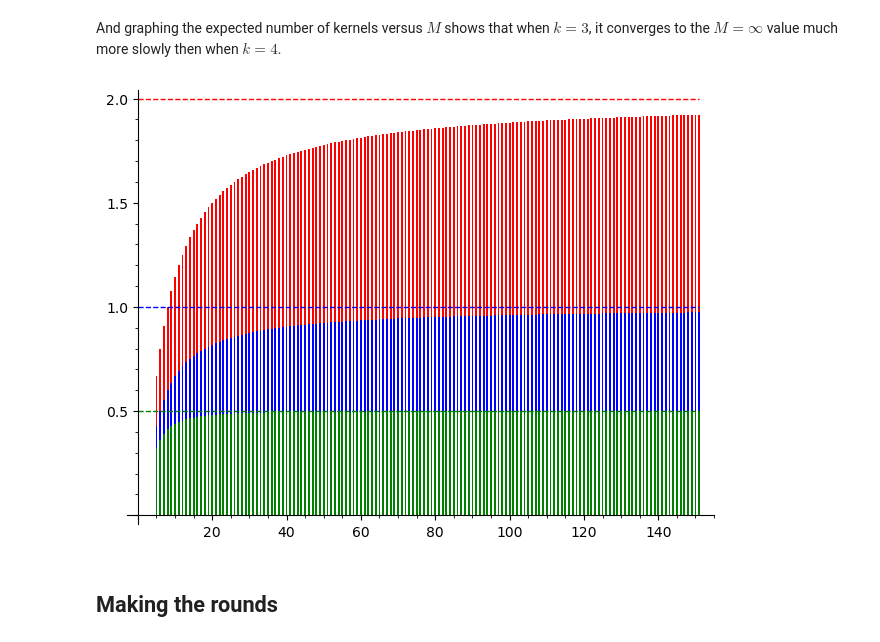
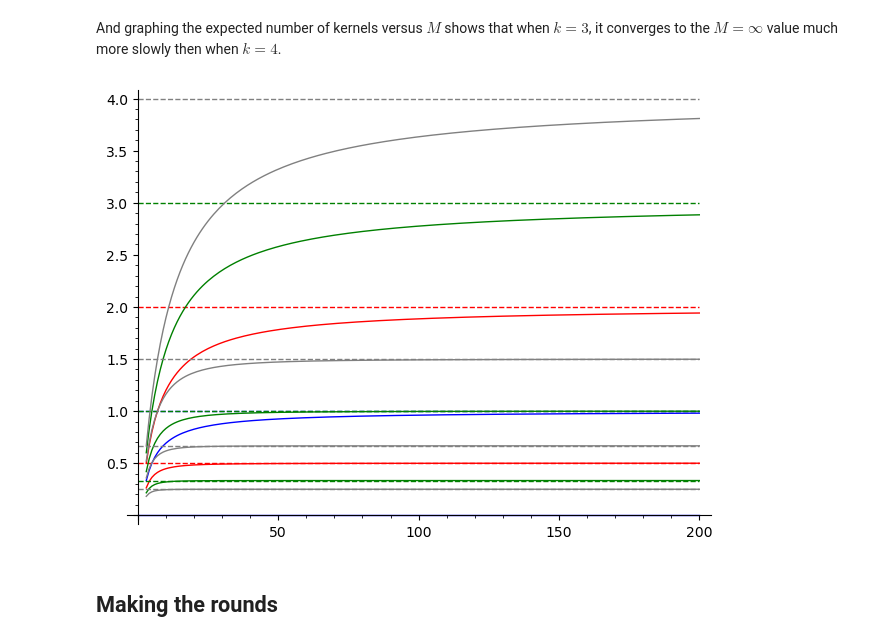
Before and after one commit to qpliu/sunday-puzzle, a Jupyter notebook: riddler/2024/20241025.ipynb, the cells around one changed output. Cells and saved outputs as stored; diff of their text form; code cells hidden in the pictures.

Commit message:
Tweak graphs for fiddler 20241025.

```diff
--- a/riddler/2024/20241025.ipynb
+++ b/riddler/2024/20241025.ipynb
@@ -142,15 +142,15 @@ M=50 N=7 k=7 6493627/32468435 0.199998152051369 (1/5 0.200000000000000)
 And graphing the expected number of kernels versus $M$ shows that when
 $k = 3$, it converges to the $M = \infty$ value much more slowly then
 when $k = 4$.
-# %%
-bar_chart([0,0,0,0,0]+[numerical_approx(C_exp(x,4,3)) for x in [4..150]],color='red') \
-+ plot(2,x,0,151,color='red',linestyle='dashed') \
-+ bar_chart([0,0,0,0,0]+[numerical_approx(C_exp(x,3,3)) for x in [4..150]],color='blue') \
-+ plot(1,x,0,151,color='blue',linestyle='dashed') \
-+ bar_chart([0,0,0,0,0]+[numerical_approx(C_exp(x,4,4)) for x in [4..150]],color='green') \
-+ plot(0.5,x,0,151,color='green',linestyle='dashed')
-# %% [output]
-[figure, removed]
+# %%
+p = plot(0,x,0,200)
+for (N,k,color) in [(3,3,'blue'),(4,3,'red'),(4,4,'red'),(5,3,'green'),(5,4,'green'),(5,5,'green'),
+                   (6,3,'gray'),(6,4,'gray'),(6,5,'gray'),(6,6,'gray')]:
+    p += plot((N-k+1)/(k-2),x,0,200,color=color,linestyle='dashed')
+    p += line([(i,C_exp(i,N,k)) for i in [3..200]],color=color)
+p
+# %% [output]
+[figure, added]
 # %% [markdown]
 Making the rounds
 -----------------
```
Also changed, not shown: parts of 1 cell of this notebook.
